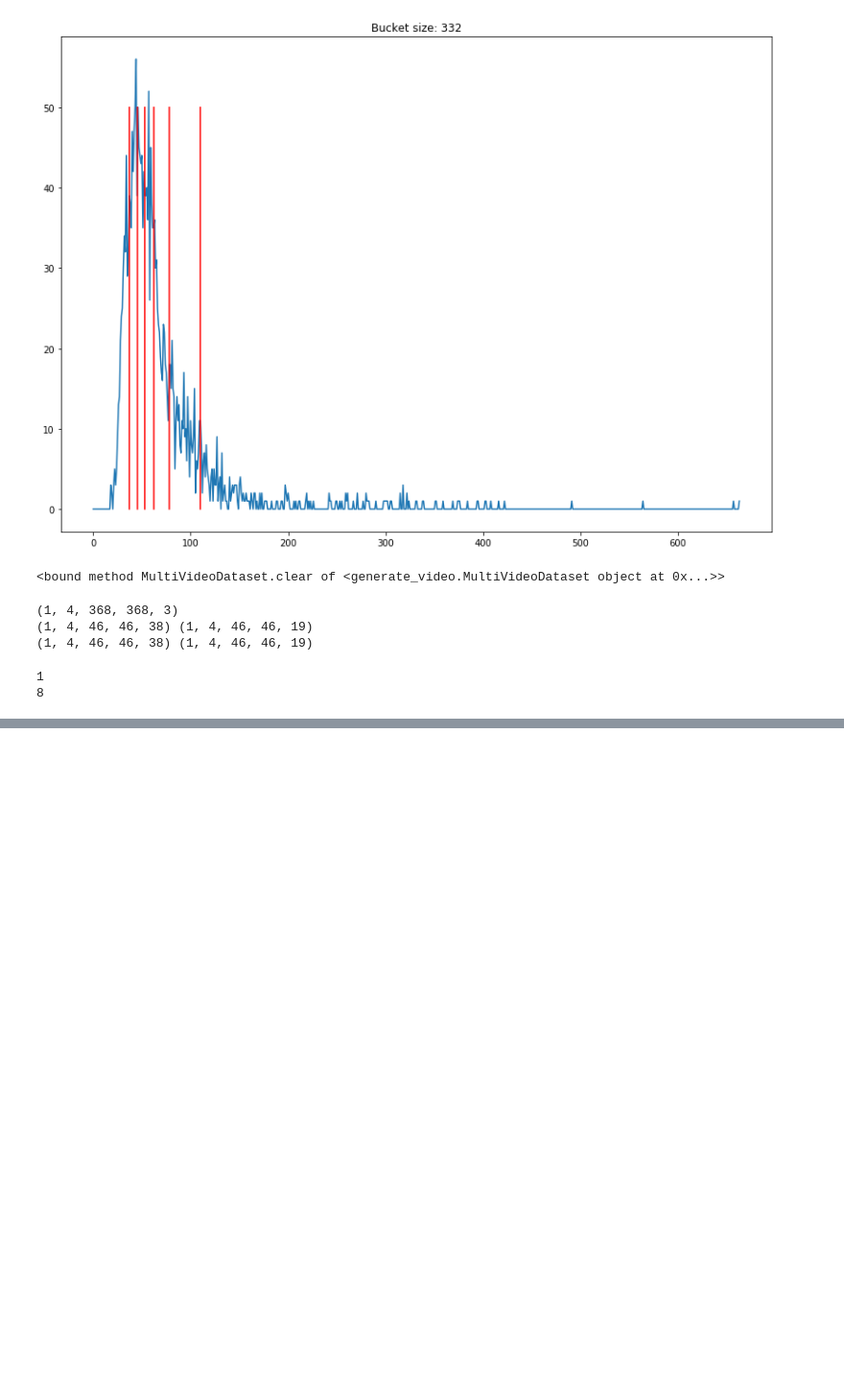
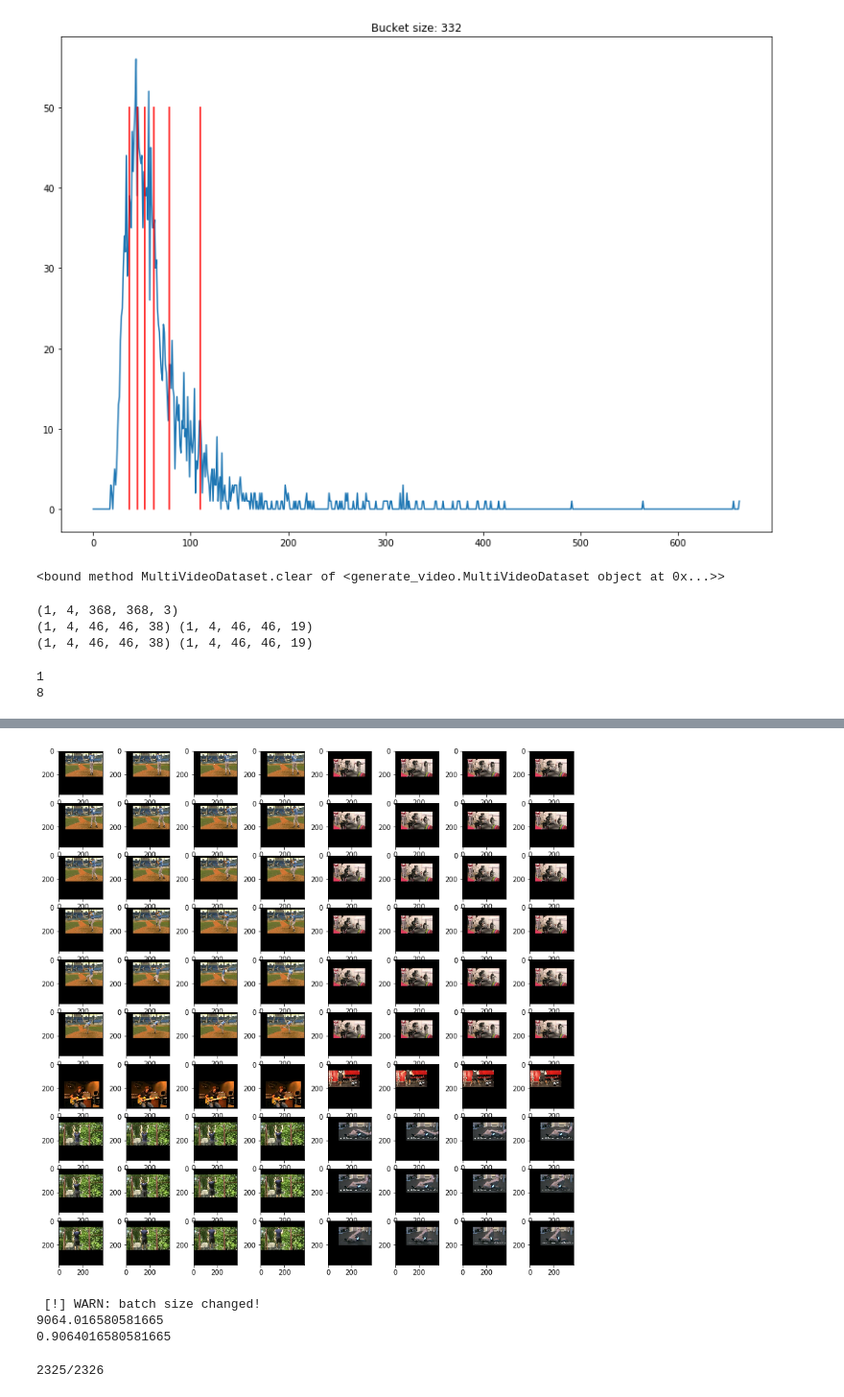
Before and after one commit to ul1994/lstm_tests, a Jupyter notebook: PreviewPenn.ipynb, the cells around one changed output, grey strips where cells are left out. Shown at 96% size. Saved outputs shown, nothing was run; the diff lists cells and outputs as text; code cells hidden in the pictures; blank space fills up the shorter version.

```diff
--- a/PreviewPenn.ipynb
+++ b/PreviewPenn.ipynb
@@ -81,19 +85,21 @@ plt.close()
 # %%
 # demonstrate that videos started in the same batch will share playback length
 
 dset.clear()
 # for video in dset.streams: video.reset()
 
 plt.figure(figsize=(14, 14))
 for ii in range(10):
 
-    (frames, mask_pafs, mask_heats), (pafs, heats) = dset.next_batch(bsize=2)
+    (frames, mask_pafs, mask_heats), (pafs, heats), reset_flag = dset.next_batch(bsize=2)
     for jj in range(2):
         for kk in range(SEQ_LEN):
             plt.subplot(10, 8, ii*8 + SEQ_LEN*jj + kk + 1)
             plt.imshow(cv2.cvtColor(frames[jj][kk], cv2.COLOR_BGR2RGB))
 plt.show()
 plt.close()
+# %% [output]
+[figure, added]
 # %%
 import time
 import os, sys
@@ -111,3 +117,7 @@ for ii in range(100):
 avg = np.mean(hist)
 print(avg * 10000)
 print(avg)
+# %% [output]
+ [!] WARN: batch size changed!
+9064.016580581665
+0.9064016580581665
@@ -119,0 +124,4 @@ for ii in range(maxiter):
+# %%
+dset = MultiVideoDataset(seqlen=4, speedup=2, shuffle=False, bins=7)
+# %% [output]
+2325/2326
```
Also changed, not shown: parts of 5 cells of this notebook, 3 other files.
